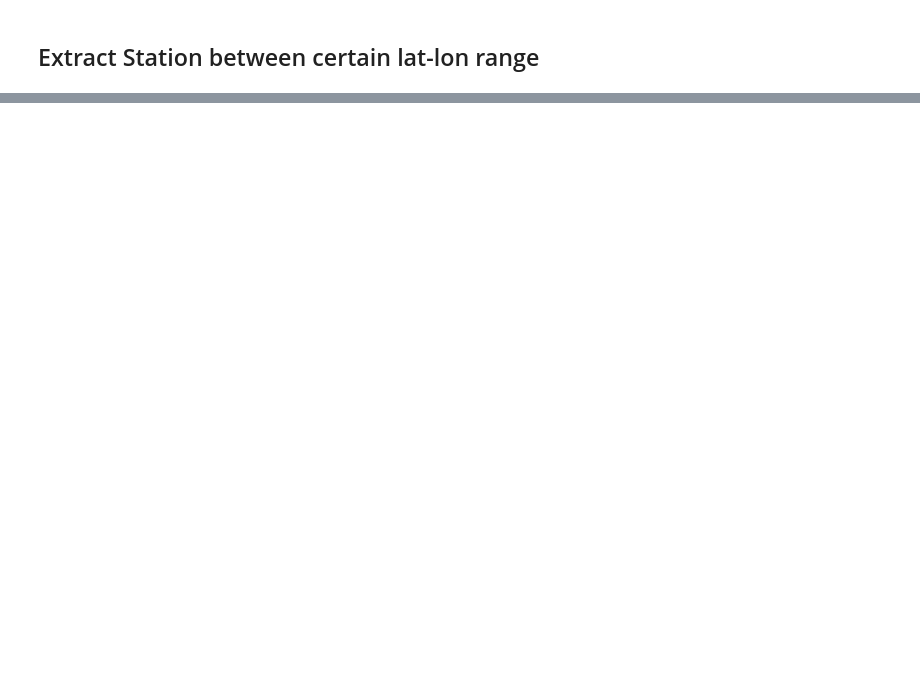
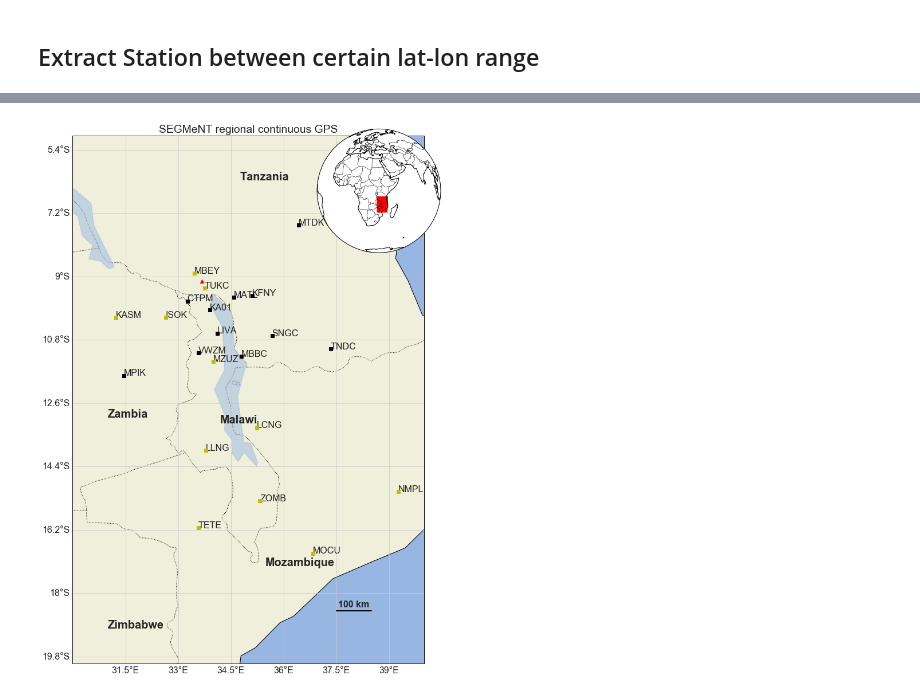
Before and after one commit to scottyhq/malawi, a Jupyter notebook: Segment_GPS_Analysis.ipynb, the cells around one changed output, grey strips where cells are left out. Drawn from its saved outputs; the diff is of its cells as text; code cells hidden in the pictures; blank space fills up the shorter version.

```diff
--- a/Segment_GPS_Analysis.ipynb
+++ b/Segment_GPS_Analysis.ipynb
@@ -284,0 +94,8 @@ df
+# %%
+def crop_to_map(ax, gframe):
+    ''' crop geopandas dataframe to map area'''
+    minLon, maxLon, minLat, maxLat = ax.get_extent()
+    gframe['lon'] = gframe.geometry.apply(lambda p: p.x)
+    gframe['lat'] = gframe.geometry.apply(lambda p: p.y)
+    crop = gframe.query('(@minLat < lat < @maxLat) and (@minLon < lon < @maxLon)')
+    return crop
@@ -285 +121,73 @@ df
+# %%
+# Add overview Inset map
+def polyFromCoords(mapextent):
+    lons = mapextent[:2] + mapextent[:2][::-1]
+    lats = (mapextent[2],)*2 + (mapextent[3],)*2
+    coords = list(zip(lons, lats))
+    boundary = LinearRing(coords)
+    return boundary
+# %%
+# Basic Map
+plot_CRS = ccrs.PlateCarree()
+geodetic_CRS = ccrs.Geodetic()
+
+fig = plt.figure(figsize=(11,17))
+ax = plt.axes(projection=plot_CRS)
+ax.set_extent([30, 40, -5, -20]) #W E N S
+
+add_points_to_map(ax, gfSeg, text='site',
+                  scatterArgs=dict(marker='s', color='k'))
+
+add_points_to_map(ax, gfOther, text='site',
+                  scatterArgs=dict(marker='s', color='y'))
+
+ax.plot(33.668, -9.135, 'r^', transform=geodetic_CRS, label='Rungwe Volcano')
+
+#gf = gpd.read_file('/Users/scott/Downloads/ne_110m_populated_places/ne_110m_populated_places.shp')
+#add_points_to_map(ax, gf)
+
+gf = gpd.read_file('/Users/scott/Downloads/ne_110m_admin_0_countries/ne_110m_admin_0_countries.shp')
+# These are polygons, so convert to central point
+tmp = gf.copy()
+tmp['geometry'] = gf.geometry.centroid
+textArgs = dict(fontweight='bold', fontsize=20)
+add_points_to_map(ax, tmp, text='name', point=False,
+                  textArgs=textArgs)
+# Some countries missing. Add them
+ax.text(31.0, -13.0, 'Zambia', **textArgs)
+ax.text(31.0, -19.0, 'Zimbabwe', **textArgs)
+
+
+ax.add_feature(cfeature.LAND)
+ax.add_feature(cfeature.OCEAN)
+ax.add_feature(cfeature.COASTLINE)
+ax.add_feature(cfeature.BORDERS, linestyle=':')
+ax.add_feature(cfeature.LAKES, alpha=0.5)
+ax.add_feature(cfeature.RIVERS)
+
+gl = ax.gridlines(draw_labels=True)
+gl.xlabels_top = False
+gl.ylabels_right = False
+gl.xformatter = LONGITUDE_FORMATTER
+gl.yformatter = LATITUDE_FORMATTER
+
+# Add scale bar
+ax.plot([37.5, 38.5], [-18.5, -18.5],'k-',lw=2, transform=geodetic_CRS)
+ax.text(38.0, -18.4,'100 km', fontweight='bold', ha='center', transform=geodetic_CRS)
+
+# Add inset map
+insetproj = ccrs.Orthographic(central_longitude=32.0, central_latitude=0)
+pos = [0.65, 0.65, 0.3, 0.3]
+axin = plt.axes(pos, projection=insetproj)
+boundary = polyFromCoords(ax.get_extent())
+feature = cfeature.ShapelyFeature([boundary], geodetic_CRS)
+axin.add_feature(feature, facecolor='r', color='r')
+axin.coastlines('110m')
+axin.add_feature(borders, linewidth=0.5)
+
+ax.set_title('SEGMeNT regional continuous GPS')
+
+plt.savefig('segment_gps_map.pdf', bbox_inches='tight')
+# %% [output]
+[figure, added]
 # %%
```
Also changed, not shown: parts of 50 cells of this notebook, 12 other files.
